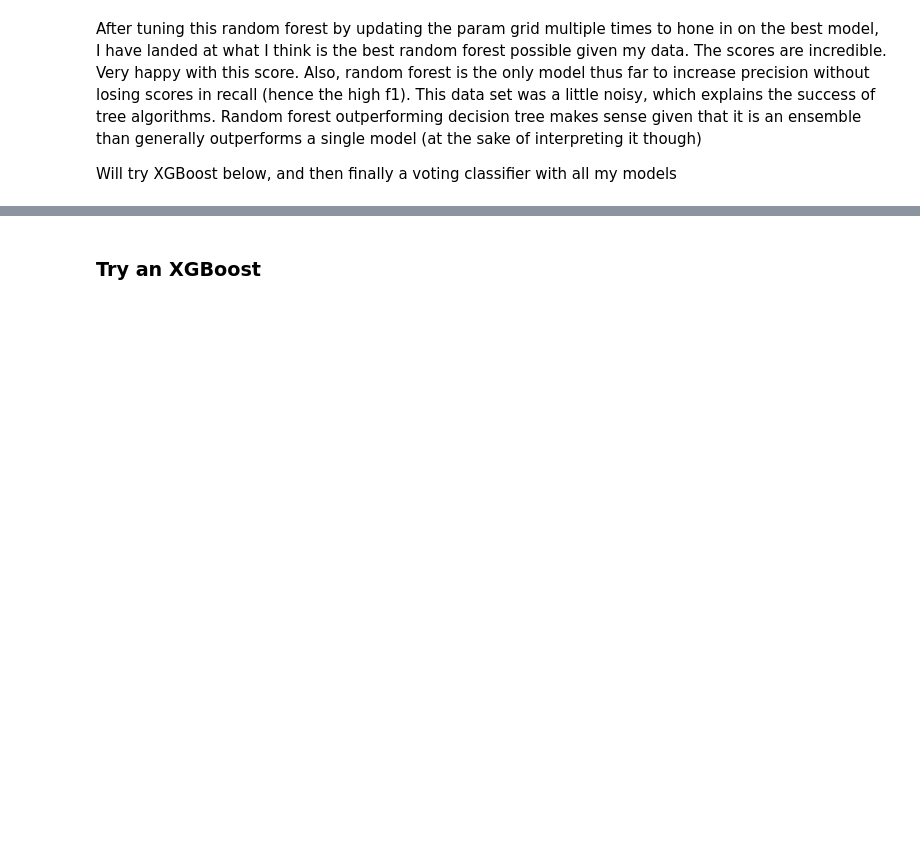
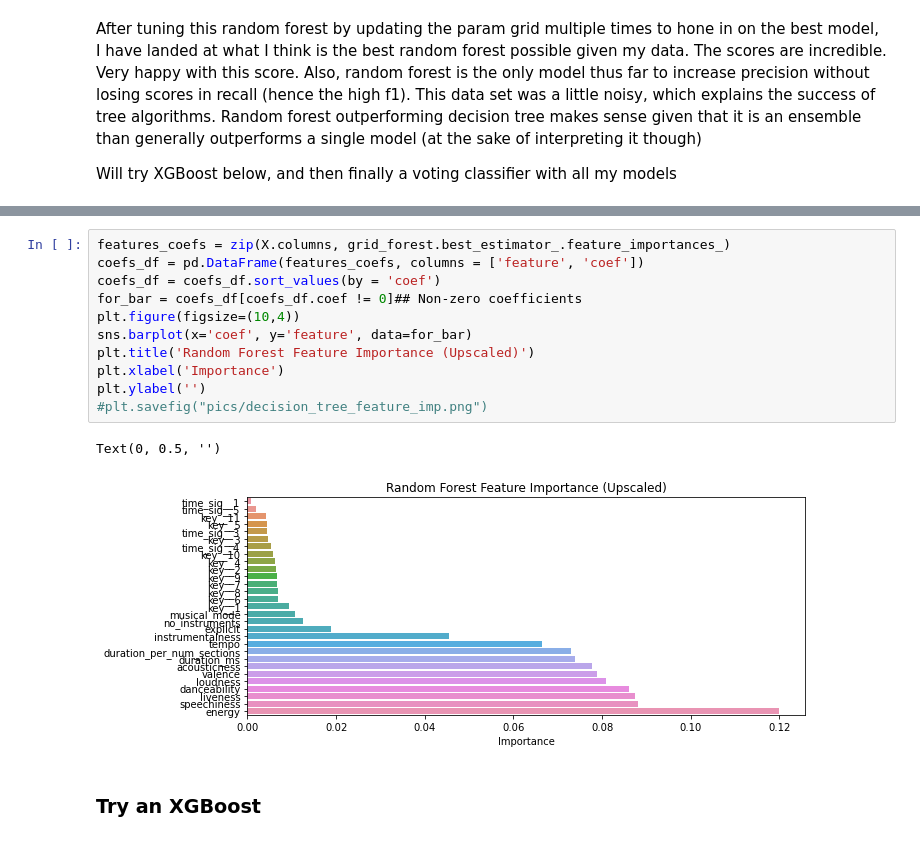
Before and after one commit to bmccabe96/Spotify_Popularity_Classification, a Jupyter notebook: Rap_Modeling.ipynb, the cells around one changed output, grey strips where cells are left out. Drawn from its saved outputs; the diff is of its cells as text; blank space fills up the shorter version.

Commit message:
added forest feature importance pic

```diff
--- a/Rap_Modeling.ipynb
+++ b/Rap_Modeling.ipynb
@@ -465,3 +472,17 @@ Will try XGBoost below, and then finally a voting classifier with all my models
+# %%
+features_coefs = zip(X.columns, grid_forest.best_estimator_.feature_importances_)
+coefs_df = pd.DataFrame(features_coefs, columns = ['feature', 'coef'])
+coefs_df = coefs_df.sort_values(by = 'coef')
+for_bar = coefs_df[coefs_df.coef != 0]## Non-zero coefficients
+plt.figure(figsize=(10,4))
+sns.barplot(x='coef', y='feature', data=for_bar)
+plt.title('Random Forest Feature Importance (Upscaled)')
+plt.xlabel('Importance')
+plt.ylabel('')
+#plt.savefig("pics/decision_tree_feature_imp.png")
+# %% [output]
+Text(0, 0.5, '')
+[figure, added]
 # %% [markdown]
 ### Try an XGBoost
 # %%
```
Also changed, not shown: parts of 4 cells of this notebook, 1 other file.
